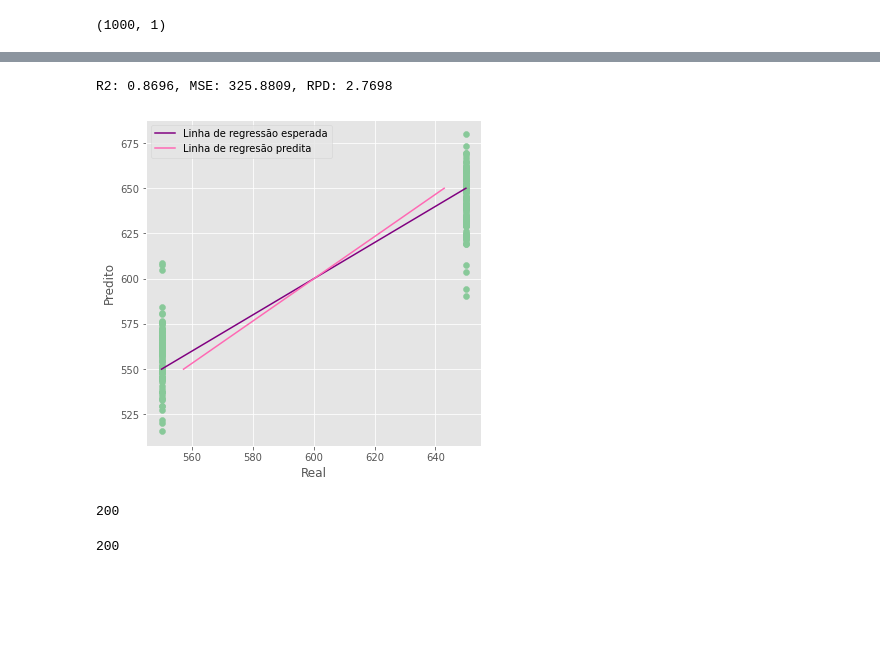
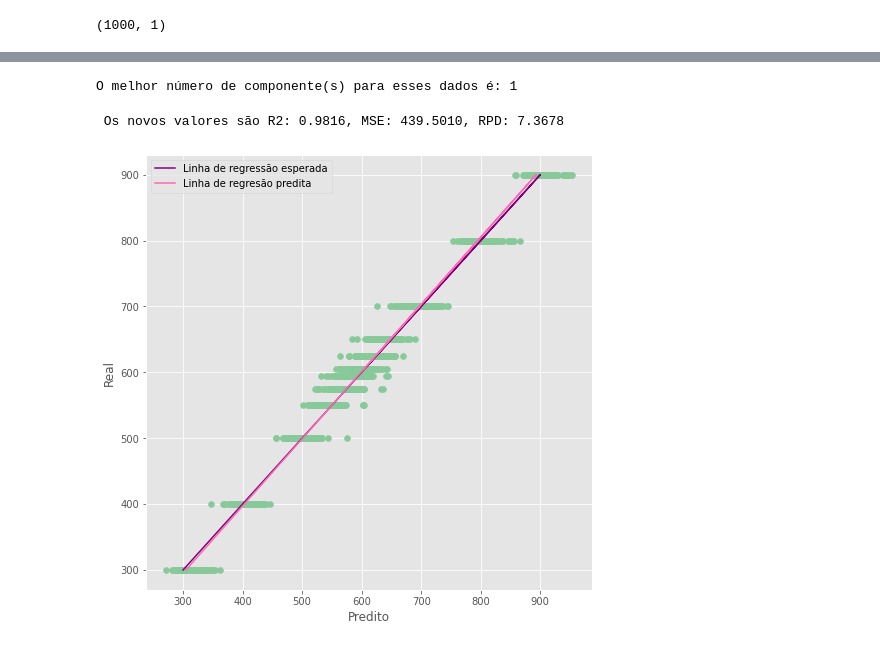
Before and after one commit to larissamazzero/RMN, a Jupyter notebook: PLS/pls.ipynb, the cells around one changed output, grey strips where cells are left out. Drawn from its saved outputs; the diff is of its cells as text; code cells hidden in the pictures; blank space fills up the shorter version.

```diff
--- a/PLS/pls.ipynb
+++ b/PLS/pls.ipynb
@@ -342,12 +371,13 @@ def optimise_pls_cv(X, y, n_comp):
 
     return (y_cv, r2, mse, rpd)
 # %%
-#Teste com 10 componentes.
+# Teste com 10 componentes.
 r2s = []
 mses = []
 rpds = []
-xticks = np.arange(1, 11)
-for n_comp in xticks:
+components = np.arange(1, 11)
+
+for n_comp in components:
     y_cv, r2, mse, rpd = optimise_pls_cv(X, y, n_comp)
     r2s.append(r2)
     mses.append(mse)
@@ -386,4 +429,28 @@ y_cv, r2, mse, rpd = optimise_pls_cv(X, y, 2)
+# %%
+import statistics
+
+# Escolhendo o melhor número de componente
+best_metrics = []
+
+# Mínimo do MSE
+msemin = np.argmin(mses)
+best_metrics.append(msemin+1)
+# Máximo do RPD
+rpdmax = np.argmax(rpds)
+best_metrics.append(rpdmax+1)
+# Máximo do R2
+r2max = np.argmax(r2s)
+best_metrics.append(r2max+1)
+
+# Pegando a moda (número que mais se repete)
+best_component = statistics.mode(best_metrics)
+print(f"O melhor número de componente(s) para esses dados é: {best_component}")
+# %% [output]
+O melhor número de componente(s) para esses dados é: 1
 # %%
-print('R2: %0.4f, MSE: %0.4f, RPD: %0.4f' %(r2, mse, rpd))
+# Rodando novamente o PLS mas com número ideal de componentes
+y_cv, r2, mse, rpd = optimise_pls_cv(X, y, best_component)
+
+print(' Os novos valores são R2: %0.4f, MSE: %0.4f, RPD: %0.4f' %(r2, mse, rpd))
 # %% [output]
-R2: 0.8696, MSE: 325.8809, RPD: 2.7698
+ Os novos valores são R2: 0.9816, MSE: 439.5010, RPD: 7.3678
@@ -392,21 +457,13 @@ new_x = y.tolist()
 # %%
-plt.figure(figsize=(6, 6))
+plt.figure(figsize=(8, 8))
 with plt.style.context('ggplot'):
-    plt.scatter(new_x, y_cv, color='#88c999')
-    plt.plot(new_x, new_x, 'purple', label='Linha de regressão esperada')
-    z = np.polyfit(new_x, y_cv, 1)
-    plt.plot(np.polyval(z, new_x), new_x, color='hotpink', label='Linha de regresão predita')
-    plt.xlabel('Real')
-    plt.ylabel('Predito')
+    plt.scatter(y_cv, y, color='#88c999')
+    plt.plot(y, y, 'purple', label='Linha de regressão esperada')
+    z = np.polyfit(y, y_cv, 1)
+    plt.plot(np.polyval(z, y), y, color='hotpink', label='Linha de regresão predita')
+    plt.xlabel('Predito')
+    plt.ylabel('Real')
     plt.legend()
     plt.plot()
 # %% [output]
-[figure, old version]
+[figure, new version]
-# %%
-len(y_cv)
-# %% [output]
-200
-# %%
-len(new_x)
-# %% [output]
-200
```
Also changed, not shown: parts of 40 cells of this notebook.
